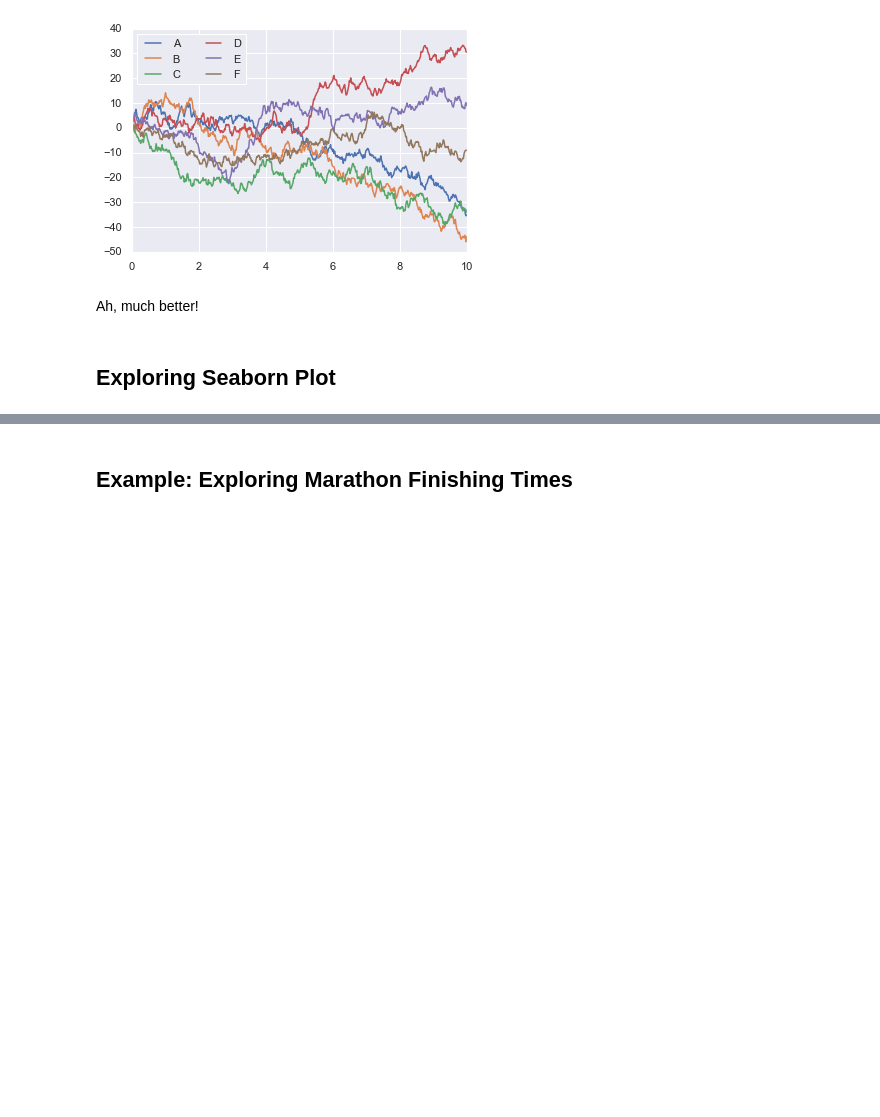
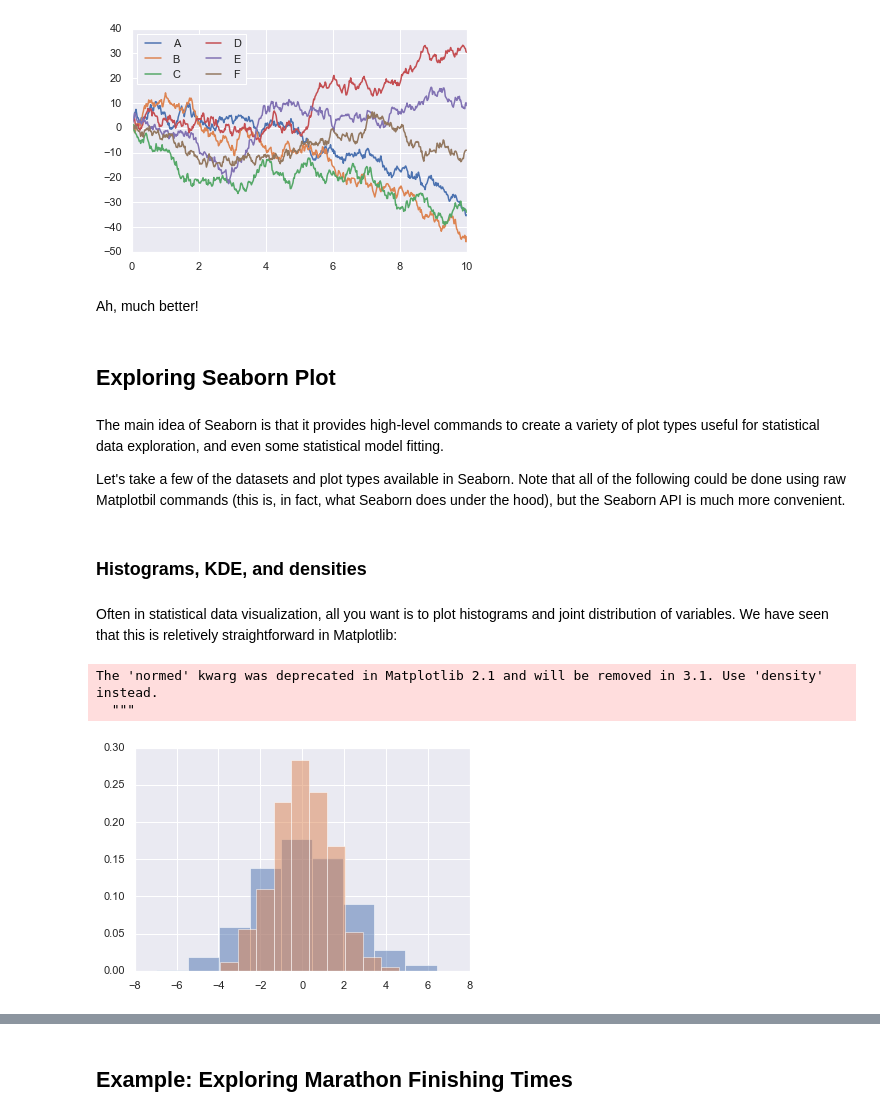
Before and after one commit to UlrikeBoehm/PythonDataScience, a Jupyter notebook: 04_Visualization_Matplotlib/16_Seaborn.ipynb, the cells around one changed output, grey strips where cells are left out. Cells and saved outputs as stored; diff of their text form; code cells hidden in the pictures; blank space fills up the shorter version.

Commit message:
Updated Seaborn Section

```diff
--- a/04_Visualization_Matplotlib/16_Seaborn.ipynb
+++ b/04_Visualization_Matplotlib/16_Seaborn.ipynb
@@ -46,3 +54,21 @@ plt.legend('ABCDEF',ncol=2,loc='upper left');
 Ah, much better!
 # %% [markdown]
 ## Exploring Seaborn Plot
+# %% [markdown]
+The main idea of Seaborn is that it provides high-level commands to create a variety of plot types useful for statistical data exploration, and even some statistical model fitting.
+
+Let's take a few of the datasets and plot types available in Seaborn. Note that all of the following could be done using raw Matplotbil commands (this is, in fact, what Seaborn does under the hood), but the Seaborn API is much more convenient.
+# %% [markdown]
+### Histograms, KDE, and densities
+# %% [markdown]
+Often in statistical data visualization, all you want is to plot histograms and joint distribution of variables. We have seen that this is reletively straightforward in Matplotlib:
+# %%
+data = np.random.multivariate_normal([0,0],[[5,2],[2,2]],size=2000)
+data = pd.DataFrame(data, columns=['x','y'])
+
+for col in 'xy':
+    plt.hist(data[col],normed=True, alpha=0.5)
+# %% [output]
+The 'normed' kwarg was deprecated in Matplotlib 2.1 and will be removed in 3.1. Use 'density' instead.
+  """
+[figure, added]
```
Also changed, not shown: parts of 17 cells of this notebook.
